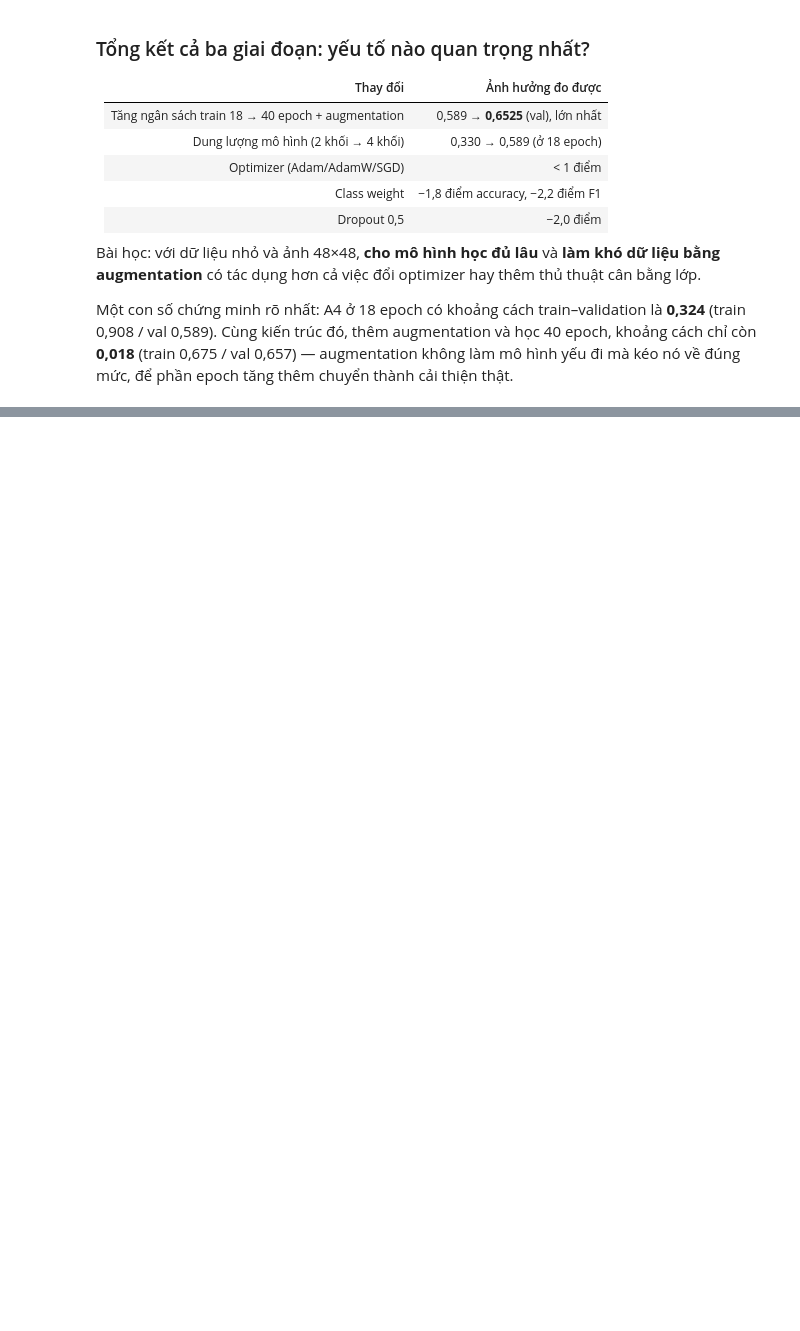
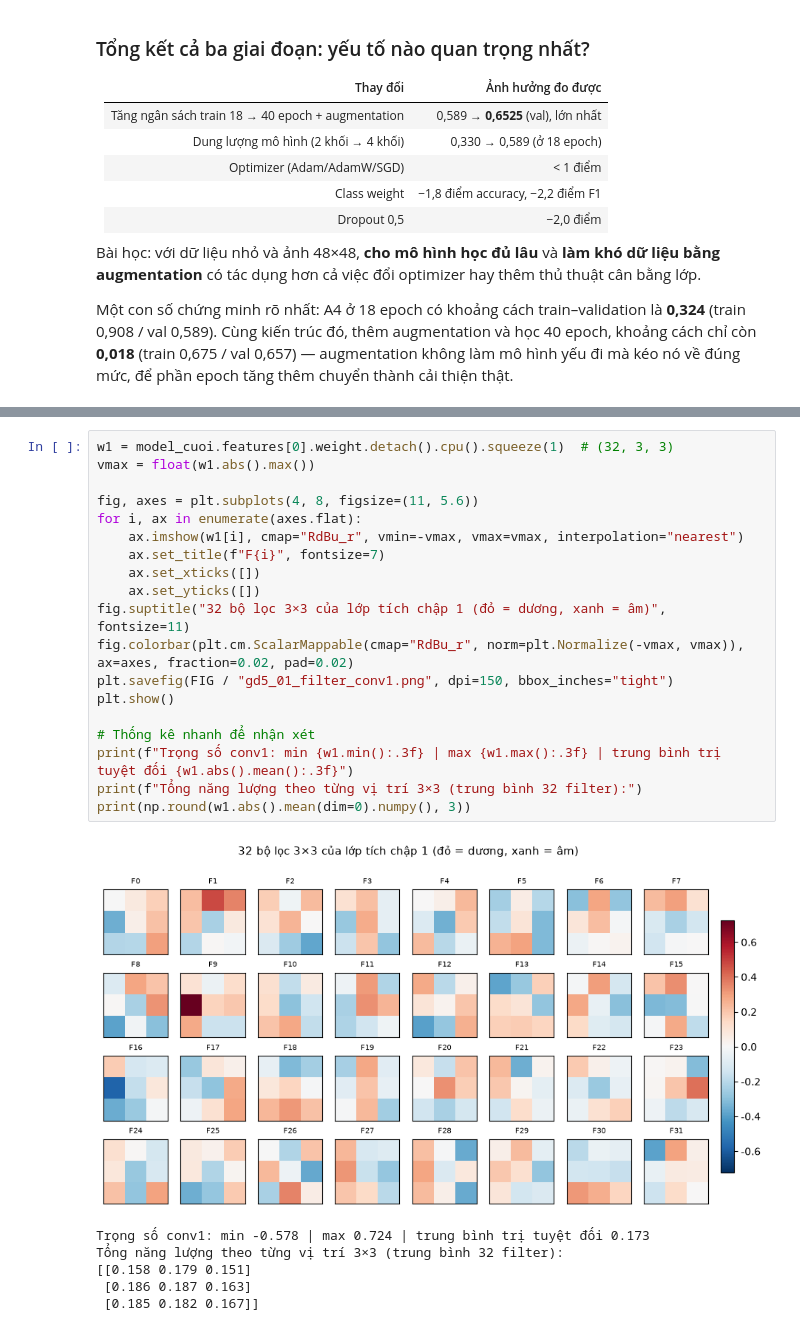
Before and after one commit to QuangMinh03042005/DeepLearningDDU1231, a Jupyter notebook: Emotion_Recognition/notebooks/cnn_fer.ipynb, the cells around one changed output, grey strips where cells are left out. Cells and saved outputs as stored; diff of their text form; blank space fills up the shorter version.

Commit message:
Emotion_Recognition GĐ5: trực quan filter conv1/conv2/conv3 và feature map 2 ảnh mẫu

```diff
--- a/Emotion_Recognition/notebooks/cnn_fer.ipynb
+++ b/Emotion_Recognition/notebooks/cnn_fer.ipynb
@@ -1285,0 +1295,26 @@ về đúng mức, để phần epoch tăng thêm chuyển thành cải thiện
+# %%
+w1 = model_cuoi.features[0].weight.detach().cpu().squeeze(1)  # (32, 3, 3)
+vmax = float(w1.abs().max())
+
+fig, axes = plt.subplots(4, 8, figsize=(11, 5.6))
+for i, ax in enumerate(axes.flat):
+    ax.imshow(w1[i], cmap="RdBu_r", vmin=-vmax, vmax=vmax, interpolation="nearest")
+    ax.set_title(f"F{i}", fontsize=7)
+    ax.set_xticks([])
+    ax.set_yticks([])
+fig.suptitle("32 bộ lọc 3×3 của lớp tích chập 1 (đỏ = dương, xanh = âm)", fontsize=11)
+fig.colorbar(plt.cm.ScalarMappable(cmap="RdBu_r", norm=plt.Normalize(-vmax, vmax)), ax=axes, fraction=0.02, pad=0.02)
+plt.savefig(FIG / "gd5_01_filter_conv1.png", dpi=150, bbox_inches="tight")
+plt.show()
+
+# Thống kê nhanh để nhận xét
+print(f"Trọng số conv1: min {w1.min():.3f} | max {w1.max():.3f} | trung bình trị tuyệt đối {w1.abs().mean():.3f}")
+print(f"Tổng năng lượng theo từng vị trí 3×3 (trung bình 32 filter):")
+print(np.round(w1.abs().mean(dim=0).numpy(), 3))
+# %% [output]
+[figure, added]
+Trọng số conv1: min -0.578 | max 0.724 | trung bình trị tuyệt đối 0.173
+Tổng năng lượng theo từng vị trí 3×3 (trung bình 32 filter):
+[[0.158 0.179 0.151]
+ [0.186 0.187 0.163]
+ [0.185 0.182 0.167]]
```
Also changed, not shown: parts of 8 cells of this notebook, 4 other files.
